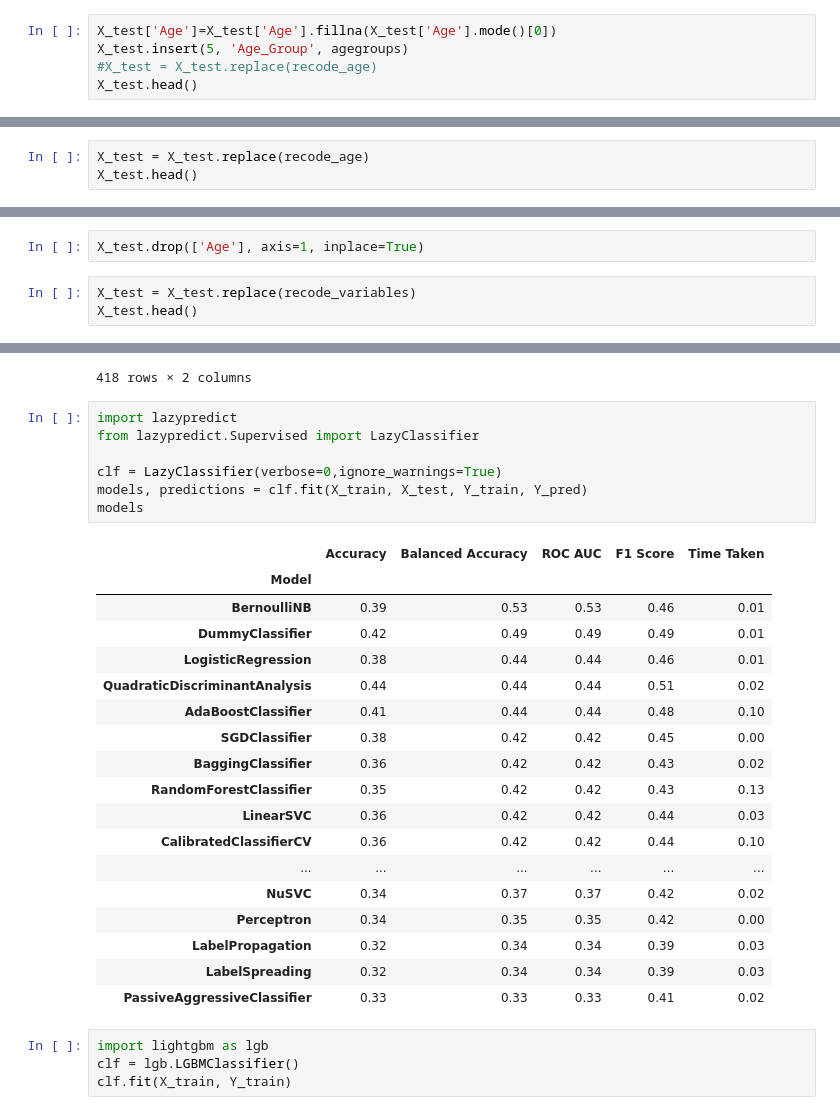
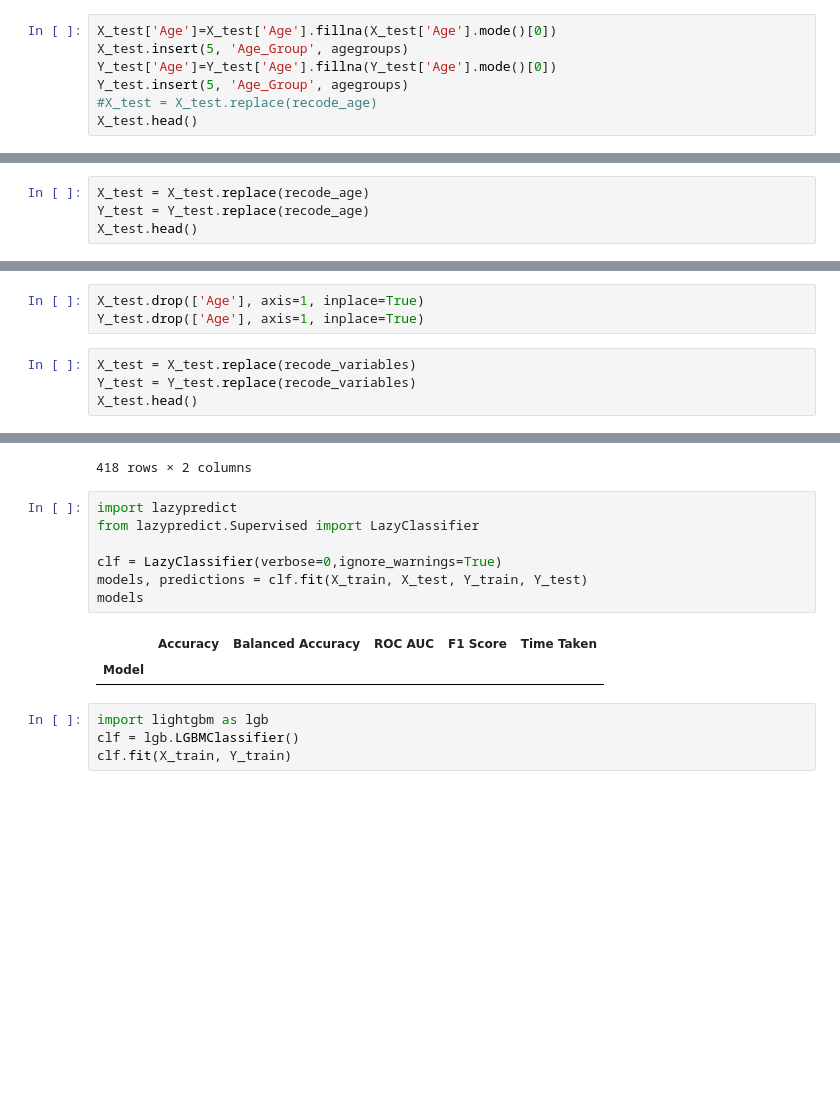
Before and after one commit to NidhiBaheti/Kaggle-Projects, a Jupyter notebook: Titanic/Titanic Competition.ipynb, the cells around one changed output, grey strips where cells are left out. Cells and saved outputs as stored; diff of their text form; blank space fills up the shorter version.

```diff
--- a/Titanic/Titanic Competition.ipynb
+++ b/Titanic/Titanic Competition.ipynb
@@ -205,6 +206,8 @@ X_train.shape, Y_train.shape, X_test.shape
 # %%
 X_test['Age']=X_test['Age'].fillna(X_test['Age'].mode()[0])
 X_test.insert(5, 'Age_Group', agegroups)
+Y_test['Age']=Y_test['Age'].fillna(Y_test['Age'].mode()[0])
+Y_test.insert(5, 'Age_Group', agegroups)
 #X_test = X_test.replace(recode_age)
 X_test.head()
 # %% [output]
@@ -217,4 +220,5 @@ X_test.head()
 # %%
 X_test = X_test.replace(recode_age)
+Y_test = Y_test.replace(recode_age)
 X_test.head()
 # %% [output]
@@ -227,6 +231,8 @@ X_test.head()
 # %%
 X_test.drop(['Age'], axis=1, inplace=True)
+Y_test.drop(['Age'], axis=1, inplace=True)
 # %%
 X_test = X_test.replace(recode_variables)
+Y_test = Y_test.replace(recode_variables)
 X_test.head()
 # %% [output]
@@ -283,29 +284,13 @@ submission
 # %%
 import lazypredict
 from lazypredict.Supervised import LazyClassifier
 
 clf = LazyClassifier(verbose=0,ignore_warnings=True)
-models, predictions = clf.fit(X_train, X_test, Y_train, Y_pred)
+models, predictions = clf.fit(X_train, X_test, Y_train, Y_test)
 models
 # %% [output]
 |  | Accuracy | Balanced Accuracy | ROC AUC | F1 Score | Time Taken |
 | Model |  |  |  |  |  |
-| BernoulliNB | 0.39 | 0.53 | 0.53 | 0.46 | 0.01 |
-| DummyClassifier | 0.42 | 0.49 | 0.49 | 0.49 | 0.01 |
-| LogisticRegression | 0.38 | 0.44 | 0.44 | 0.46 | 0.01 |
-| QuadraticDiscriminantAnalysis | 0.44 | 0.44 | 0.44 | 0.51 | 0.02 |
-| AdaBoostClassifier | 0.41 | 0.44 | 0.44 | 0.48 | 0.10 |
-| SGDClassifier | 0.38 | 0.42 | 0.42 | 0.45 | 0.00 |
-| BaggingClassifier | 0.36 | 0.42 | 0.42 | 0.43 | 0.02 |
-| RandomForestClassifier | 0.35 | 0.42 | 0.42 | 0.43 | 0.13 |
-| LinearSVC | 0.36 | 0.42 | 0.42 | 0.44 | 0.03 |
-| CalibratedClassifierCV | 0.36 | 0.42 | 0.42 | 0.44 | 0.10 |
-| ... | ... | ... | ... | ... | ... |
-| NuSVC | 0.34 | 0.37 | 0.37 | 0.42 | 0.02 |
-| Perceptron | 0.34 | 0.35 | 0.35 | 0.42 | 0.00 |
-| LabelPropagation | 0.32 | 0.34 | 0.34 | 0.39 | 0.03 |
-| LabelSpreading | 0.32 | 0.34 | 0.34 | 0.39 | 0.03 |
-| PassiveAggressiveClassifier | 0.33 | 0.33 | 0.33 | 0.41 | 0.02 |
 # %%
 import lightgbm as lgb
 clf = lgb.LGBMClassifier()
```
Also changed, not shown: parts of 7 cells of this notebook.
